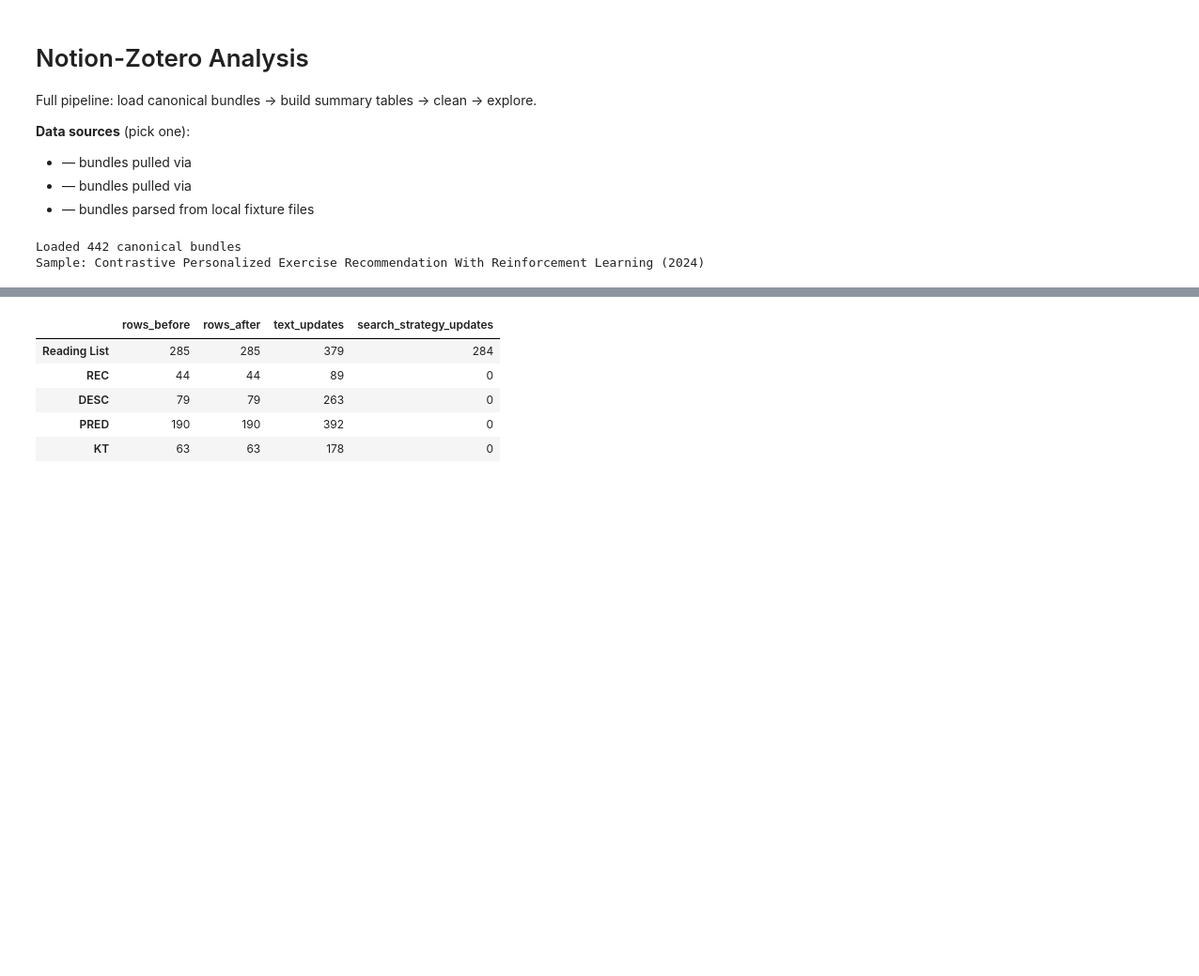
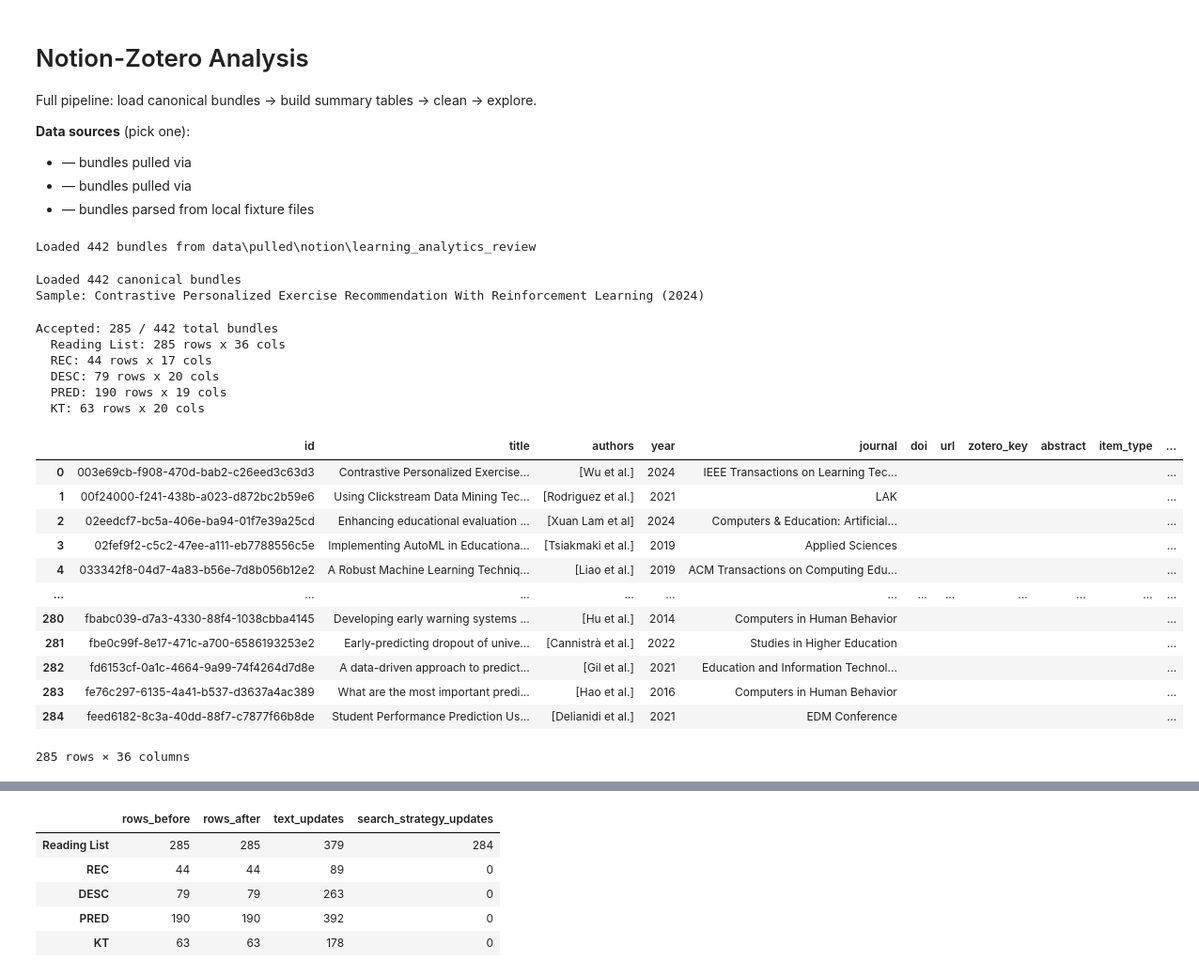
Before and after one commit to RicardoSantos0/Notion_Zotero, a Jupyter notebook: original_db_summary_analysis.ipynb, the cells around one changed output, grey strips where cells are left out. Shown at 94% size. Cells and saved outputs as stored; diff of their text form; code cells hidden in the pictures; blank space fills up the shorter version.

```diff
--- a/original_db_summary_analysis.ipynb
+++ b/original_db_summary_analysis.ipynb
@@ -10,6 +10,9 @@ Full pipeline: load canonical bundles → build summary tables → clean → exp
 # %%
 from pathlib import Path
 import pandas as pd
+import seaborn as sns
+import matplotlib.pyplot as plt
+sns.set_style("whitegrid")
 
 from notion_zotero.analysis import (
     load_canonical_records,
@@ -25,6 +28,8 @@ from notion_zotero.analysis.original_db_summary import (
     SEARCH_STRATEGY_COLUMNS,
 )
 
+accepted_only = True  # Set to True to analyze only accepted papers, False to include all
+
 # Load from live pulled data
 pulled_dir = Path("data/pulled/notion/learning_analytics_review")
 if not pulled_dir.exists() or not any(pulled_dir.glob("*.canonical.json")):
@@ -35,6 +40,8 @@ if not pulled_dir.exists() or not any(pulled_dir.glob("*.canonical.json")):
 
 bundles = load_canonical_records(str(pulled_dir))
 print(f"Loaded {len(bundles)} bundles from {pulled_dir}")
+# %% [output]
+Loaded 442 bundles from data\pulled\notion\learning_analytics_review
 # %%
 # --- Cell 2: Inspect loaded bundles ---
 print(f"Loaded {len(bundles)} canonical bundles")
@@ -50,13 +57,38 @@ Loaded 442 canonical bundles
 Sample: Contrastive Personalized Exercise Recommendation With Reinforcement Learning (2024)
 # %%
 # --- Cell 3: Build summary tables (accepted papers only) ---
-accepted_bundles = [b for b in bundles if is_accepted(b)]
-print(f"Accepted: {len(accepted_bundles)} / {len(bundles)} total bundles")
+if accepted_only is True:
+    accepted_bundles = [b for b in bundles if is_accepted(b)]
+    print(f"Accepted: {len(accepted_bundles)} / {len(bundles)} total bundles")
+
+else:
+    accepted_bundles = bundles
+    print(f"Including all bundles (accepted + excluded): {len(accepted_bundles)} total bundles")
 
 dfs = build_summary_dataframes(accepted_bundles, task_label_fn=task_label_fn)
 for name, df in dfs.items():
     print(f"  {name}: {len(df)} rows x {len(df.columns)} cols")
 dfs.get("Reading List")
+# %% [output]
+Accepted: 285 / 442 total bundles
+  Reading List: 285 rows x 36 cols
+  REC: 44 rows x 17 cols
+  DESC: 79 rows x 20 cols
+  PRED: 190 rows x 19 cols
+  KT: 63 rows x 20 cols
+|  | id | title | authors | year | journal | doi | url | zotero_key | abstract | item_type | ... |
+| 0 | 003e69cb-f908-470d-bab2-c26eed3c63d3 | Contrastive Personalized Exercise... | [Wu et al.] | 2024 | IEEE Transactions on Learning Tec... |  |  |  |  |  | ... |
+| 1 | 00f24000-f241-438b-a023-d872bc2b59e6 | Using Clickstream Data Mining Tec... | [Rodriguez et al.] | 2021 | LAK |  |  |  |  |  | ... |
+| 2 | 02eedcf7-bc5a-406e-ba94-01f7e39a25cd | Enhancing educational evaluation ... | [Xuan Lam et al] | 2024 | Computers & Education: Artificial... |  |  |  |  |  | ... |
+| 3 | 02fef9f2-c5c2-47ee-a111-eb7788556c5e | Implementing AutoML in Educationa... | [Tsiakmaki et al.] | 2019 | Applied Sciences |  |  |  |  |  | ... |
+| 4 | 033342f8-04d7-4a83-b56e-7d8b056b12e2 | A Robust Machine Learning Techniq... | [Liao et al.] | 2019 | ACM Transactions on Computing Edu... |  |  |  |  |  | ... |
+| ... | ... | ... | ... | ... | ... | ... | ... | ... | ... | ... | ... |
+| 280 | fbabc039-d7a3-4330-88f4-1038cbba4145 | Developing early warning systems ... | [Hu et al.] | 2014 | Computers in Human Behavior |  |  |  |  |  | ... |
+| 281 | fbe0c99f-8e17-471c-a700-6586193253e2 | Early-predicting dropout of unive... | [Cannistrà et al.] | 2022 | Studies in Higher Education |  |  |  |  |  | ... |
+| 282 | fd6153cf-0a1c-4664-9a99-74f4264d7d8e | A data-driven approach to predict... | [Gil et al.] | 2021 | Education and Information Technol... |  |  |  |  |  | ... |
+| 283 | fe76c297-6135-4a41-b537-d3637a4ac389 | What are the most important predi... | [Hao et al.] | 2016 | Computers in Human Behavior |  |  |  |  |  | ... |
+| 284 | feed6182-8c3a-40dd-88f7-c7877f66b8de | Student Performance Prediction Us... | [Delianidi et al.] | 2021 | EDM Conference |  |  |  |  |  | ... |
+285 rows × 36 columns
 # %%
 # --- Cell 4: Clean tables ---
 # MY_TYPO_FIXES and MY_VALUE_MAP extend the package defaults with notebook-specific overrides.
```
Also changed, not shown: parts of 11 cells of this notebook.
